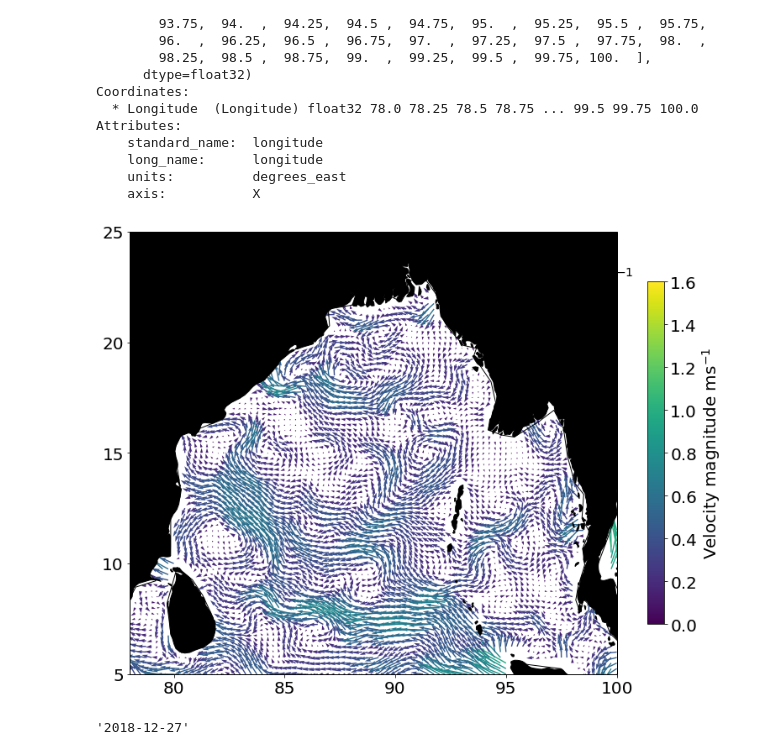
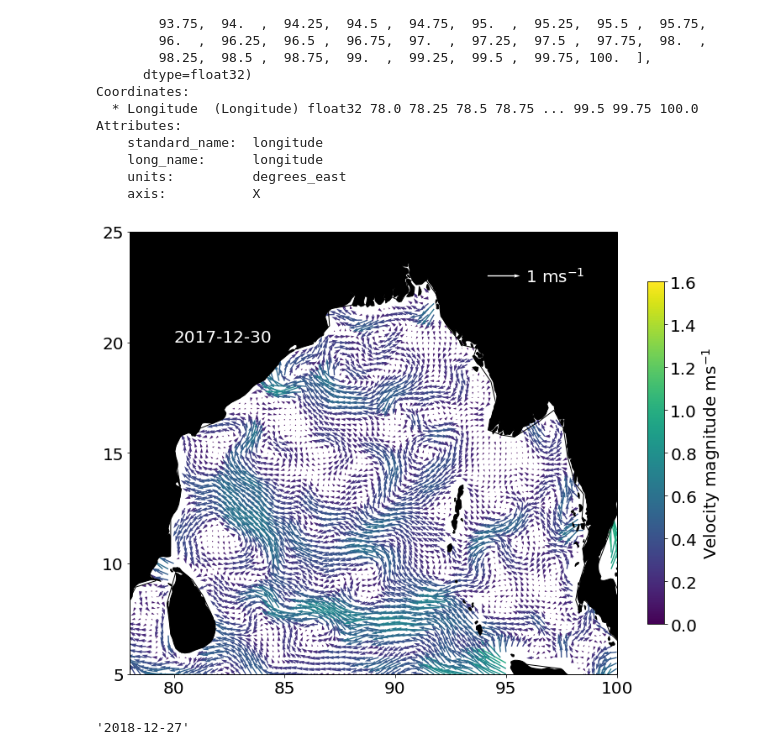
Before and after one commit to adityarn/ICTS_OMMBOB_2019, a Jupyter notebook: Currents_analysis.ipynb, the cells around one changed output. Cells and saved outputs as stored; diff of their text form; code cells hidden in the pictures.

```diff
--- a/Currents_analysis.ipynb
+++ b/Currents_analysis.ipynb
@@ -82,26 +82,26 @@ Attributes:
 # %%
 plt.close(1)
 plt.figure(1, figsize=(15, 15))
 gs = gridspec.GridSpec(3, 2, height_ratios=[0.1, 1, 0.1], width_ratios=[1, 0.05])
 ax = plt.subplot(gs[:,0], projection=crs.PlateCarree())
 ax.coastlines()
 u = curr.U.sel(Depth=15, Time=curr.Time.values[40]).values
 v = curr.V.sel(Depth=15, Time=curr.Time.values[40]).values
 mag = np.sqrt(u**2 + v**2)
 
 Q = plt.quiver(curr.Longitude, curr.Latitude, u, v, mag, scale=15)
 ax.set_extent([78, 100, 5, 25])
 ax.set_xticks(np.arange(80, 101, 5) )
 ax.set_yticks(np.arange(5, 26, 5) )
-ax.quiverkey(Q, 0.9, 0.9, 1, '1 ms$^{-1}$', labelpos='E')
+ax.quiverkey(Q, 0.8, 0.9, 1, '1 ms$^{-1}$', labelpos='E', color='1.0', labelcolor='1.0')
 ax.add_feature(land_50m)
 
-plt.text(80,20, str.split(str(curr.time.values), 'T')[0], color='0.99')
+plt.text(80,20, str.split(str(curr.Time[0].values), 'T')[0], color='1.0')
 
 plt.colorbar(Q, plt.clim(0,1.6), ax=ax, shrink=0.5, label="Velocity magnitude ms$^{-1}$")
 plt.show()
 # %% [output]
-[figure, old version]
+[figure, new version]
 # %%
 str.split(str(t.values), 'T')[0]
 # %% [output]
```
Also changed, not shown: parts of 1 cell of this notebook, 1 other file.
